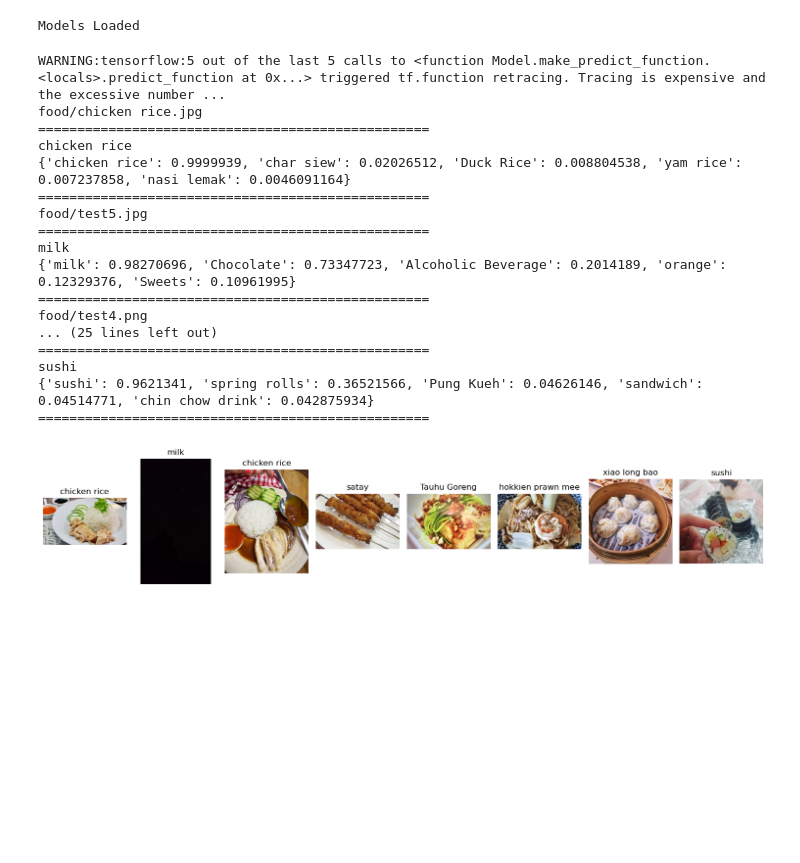
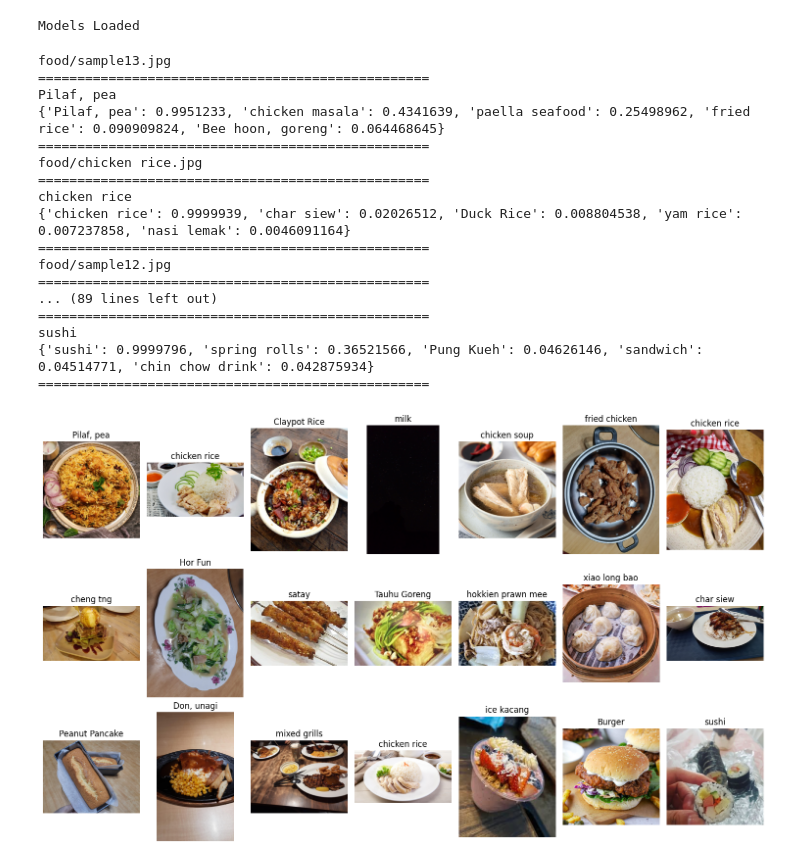
Before and after one commit to HolmesJJ/food-recognition, a Jupyter notebook: Inference.ipynb, the cells around one changed output. Cells and saved outputs as stored; diff of their text form; code cells hidden in the pictures; blank space fills up the shorter version.

```diff
--- a/Inference.ipynb
+++ b/Inference.ipynb
@@ -17,7 +26,7 @@ FOOD_PATH = "food/"
 FOOD_DIR = glob.glob("food/*")
 CATEGORIES_PATH = "categories.csv"
 
-MODELS = ["sg-food-233-xception", "sg-food-233-densenet121", "sg-food-233-densenet201",
+MODELS = ["sg-food-233-vitb32", "sg-food-233-xception", "sg-food-233-densenet121", "sg-food-233-densenet201",
           "sg-food-233-resnet152v2", "sg-food-233-inceptionv3", "sg-food-233-inceptionresnetv2"]
 CHECKPOINT_PATHS = ["checkpoints/" + MODEL + ".h5" for MODEL in MODELS]
 MODEL_PATHS = ["models/" + MODEL + ".h5" for MODEL in MODELS]
@@ -70,37 +79,47 @@ def ensemble_predict(filepath, top_n=None):
         predictions = dict(sorted(predictions.items(), key=lambda item: item[1], reverse=True))
     return predictions
 # %%
-plt.figure(figsize=(15, 3))
+plt.figure(figsize=(15, 9))
 
-for idx, food in enumerate(FOOD_DIR):
+size = 0
+for food in FOOD_DIR:
+    if ".md" in food or ".1." in food:
+        continue
+    size += 1
+
+idx = 0
+for food in FOOD_DIR:
+    if ".md" in food or ".1." in food:
+        continue
     pred = ensemble_predict(food, TOP_N)
-    plt.subplot(1, len(FOOD_DIR), idx + 1)
+    plt.subplot(3, math.ceil(size // 3), idx + 1)
     print(food)
     img = plt.imread(food)
     plt.title(list(pred.keys())[0])
     plt.imshow(img, cmap="gray")
     plt.axis("off")
     print("=" * 50)
     print(list(pred.keys())[0])
     print(pred)
     print("=" * 50)
+    idx += 1
 plt.tight_layout()
 # %% [output]
-WARNING:tensorflow:5 out of the last 5 calls to <function Model.make_predict_function.<locals>.predict_function at 0x...> triggered tf.function retracing. Tracing is expensive and the excessive number ...
+food/sample13.jpg
+==================================================
+Pilaf, pea
+{'Pilaf, pea': 0.9951233, 'chicken masala': 0.4341639, 'paella seafood': 0.25498962, 'fried rice': 0.090909824, 'Bee hoon, goreng': 0.064468645}
+==================================================
 food/chicken rice.jpg
 ==================================================
 chicken rice
 {'chicken rice': 0.9999939, 'char siew': 0.02026512, 'Duck Rice': 0.008804538, 'yam rice': 0.007237858, 'nasi lemak': 0.0046091164}
 ==================================================
-food/test5.jpg
+food/sample12.jpg
 ==================================================
-milk
-{'milk': 0.98270696, 'Chocolate': 0.73347723, 'Alcoholic Beverage': 0.2014189, 'orange': 0.12329376, 'Sweets': 0.10961995}
-==================================================
-food/test4.png
-... (25 lines left out)
+... (89 lines left out)
 ==================================================
 sushi
-{'sushi': 0.9621341, 'spring rolls': 0.36521566, 'Pung Kueh': 0.04626146, 'sandwich': 0.04514771, 'chin chow drink': 0.042875934}
+{'sushi': 0.9999796, 'spring rolls': 0.36521566, 'Pung Kueh': 0.04626146, 'sandwich': 0.04514771, 'chin chow drink': 0.042875934}
 ==================================================
-[figure, old version]
+[figure, new version]
```
Also changed, not shown: parts of 1 cell of this notebook, 4 other files.
